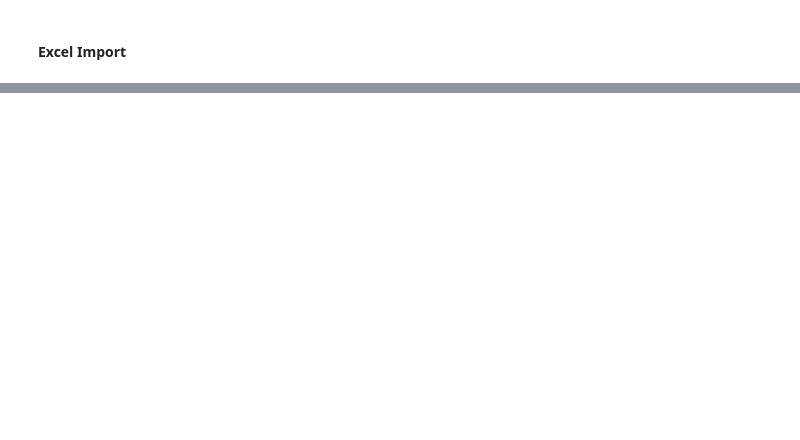
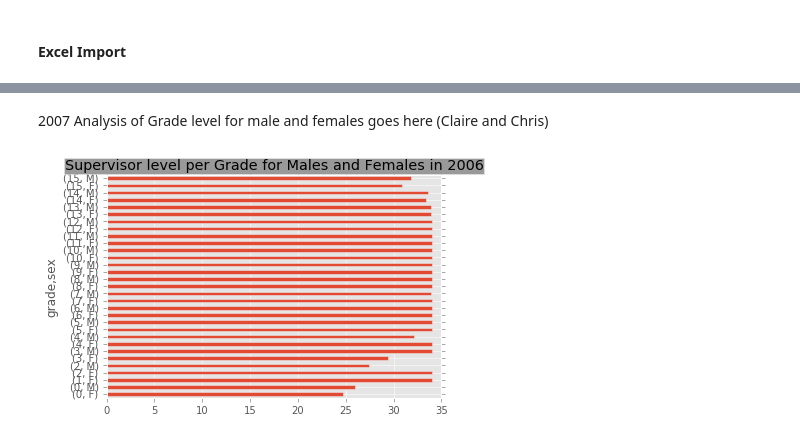
Before and after one commit to clairecDS/DataMiningClass, a Jupyter notebook: 7331 Data Mining - Project 1.ipynb, the cells around one changed output, grey strips where cells are left out. Cells and saved outputs as stored; diff of their text form; code cells hidden in the pictures; blank space fills up the shorter version.

```diff
--- a/7331 Data Mining - Project 1.ipynb
+++ b/7331 Data Mining - Project 1.ipynb
@@ -237,0 +214,4 @@ def calculate_age(bdyr):
+# %%
+#Remove all Null values from each dataset
+data_file = data_file.replace(to_replace='NULL', value= -1)
+data_file2 = data_file2.replace(to_replace='NULL', value= -1)
@@ -237,0 +394,20 @@ def calculate_age(bdyr):
+# %% [markdown]
+2007 Analysis of Grade level for male and females goes here (Claire and Chris)
+# %%
+# Supervisor level per Grade for Males and Females in 2006
+import matplotlib.pyplot as plt
+import warnings
+warnings.simplefilter('ignore', DeprecationWarning)
+%matplotlib inline
+
+plt.style.use('ggplot')
+
+df_grouped = df.groupby(by=['grade','sex'])
+tenure_rate = df_grouped.suplev.sum() / df_grouped.suplev.count()
+ax = tenure_rate.plot(kind='barh')
+
+title('Supervisor level per Grade for Males and Females in 2006', bbox={'facecolor':'0.6', 'pad':1})
+
+show()
+# %% [output]
+[figure, added]
```
Also changed, not shown: parts of 46 cells of this notebook.
